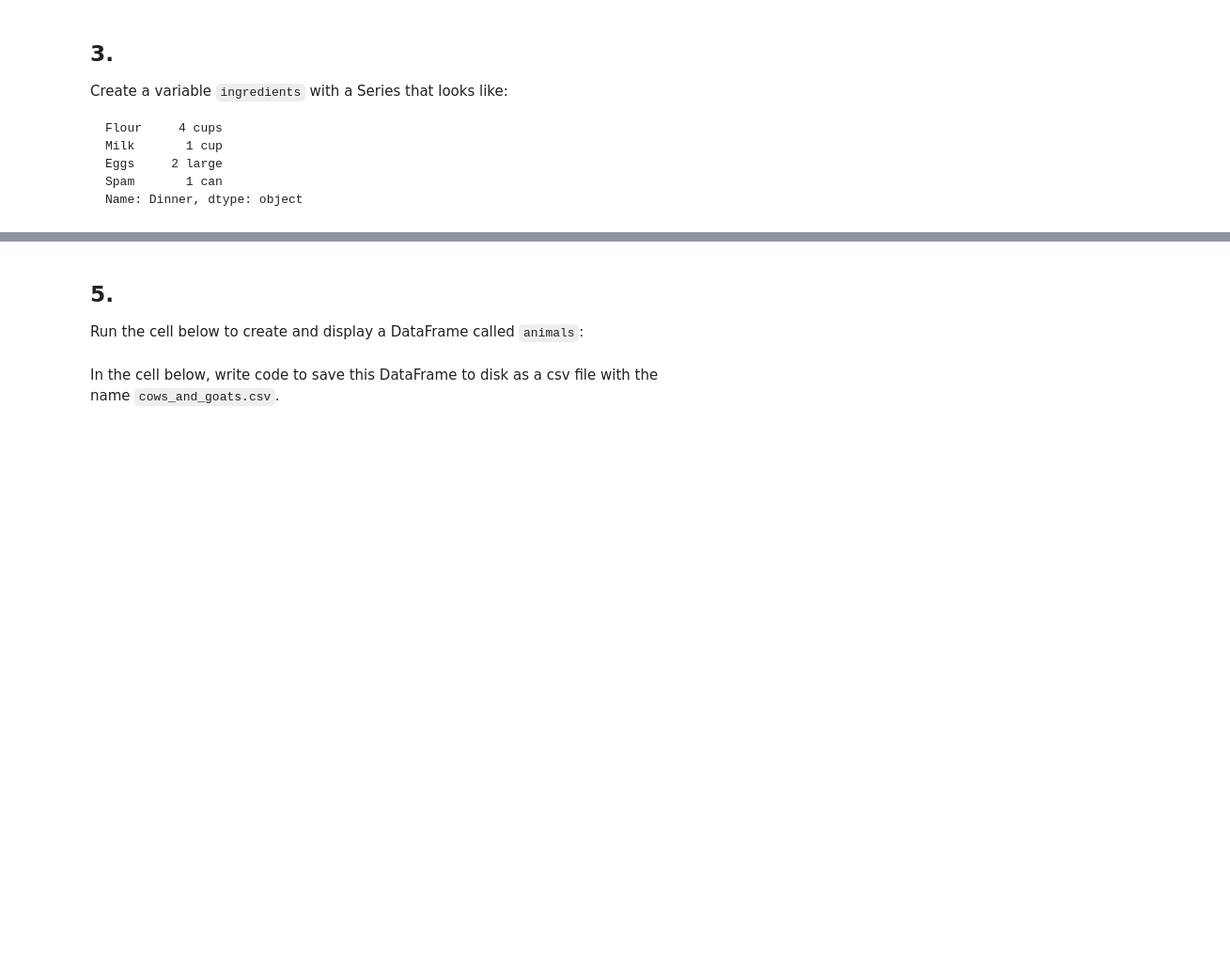
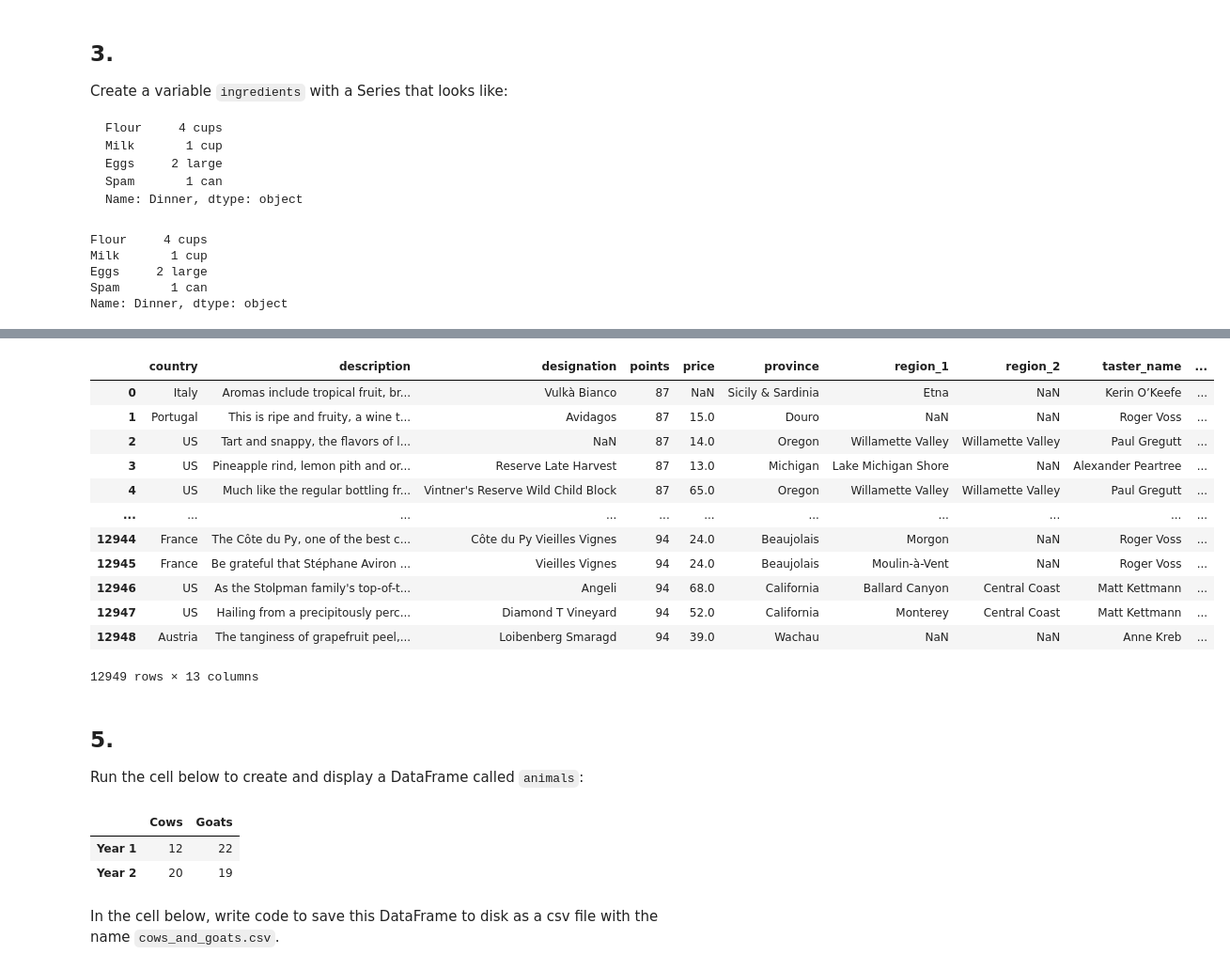
Before and after one commit to sanoxy/Workspace, a Jupyter notebook: Pandas/Ders1/exercise-creating-reading-and-writing.ipynb, the cells around one changed output, grey strips where cells are left out. Shown: that part at 94% size. Cells and saved outputs as stored; diff of their text form; code cells hidden in the pictures; blank space fills up the shorter version.

```diff
--- a/Pandas/Ders1/exercise-creating-reading-and-writing.ipynb
+++ b/Pandas/Ders1/exercise-creating-reading-and-writing.ipynb
@@ -10,7 +10,4 @@ The first step in most data analytics projects is reading the data file. In this
 Run the code cell below to load libraries you will need (including code to check your answers).
 # %%
 import pandas as pd
-pd.set_option('max_rows', 5)
-from learntools.core import binder; binder.bind(globals())
-from learntools.pandas.creating_reading_and_writing import *
 print("Setup complete.")
@@ -75,3 +66,12 @@ q3.solution()
+# %%
+ingredients = pd.Series(["4 cups","1 cup","2 large","1 can"],index=["Flour","Milk","Eggs","Spam"],name="Dinner")
+ingredients
+# %% [output]
+Flour     4 cups
+Milk       1 cup
+Eggs     2 large
+Spam       1 can
+Name: Dinner, dtype: object
 # %% [markdown]
 ## 4.
 
@@ -98,3 +89,20 @@ q4.solution()
+# %%
+reviews = pd.read_csv("/content/sample_data/winemag-data-130k-v2.csv", index_col = 0)
+reviews
+# %% [output]
+|  | country | description | designation | points | price | province | region_1 | region_2 | taster_name | ... |
+| 0 | Italy | Aromas include tropical fruit, br... | Vulkà Bianco | 87 | NaN | Sicily & Sardinia | Etna | NaN | Kerin O’Keefe | ... |
+| 1 | Portugal | This is ripe and fruity, a wine t... | Avidagos | 87 | 15.0 | Douro | NaN | NaN | Roger Voss | ... |
+| 2 | US | Tart and snappy, the flavors of l... | NaN | 87 | 14.0 | Oregon | Willamette Valley | Willamette Valley | Paul Gregutt | ... |
+| 3 | US | Pineapple rind, lemon pith and or... | Reserve Late Harvest | 87 | 13.0 | Michigan | Lake Michigan Shore | NaN | Alexander Peartree | ... |
+| 4 | US | Much like the regular bottling fr... | Vintner's Reserve Wild Child Block | 87 | 65.0 | Oregon | Willamette Valley | Willamette Valley | Paul Gregutt | ... |
+| ... | ... | ... | ... | ... | ... | ... | ... | ... | ... | ... |
+| 12944 | France | The Côte du Py, one of the best c... | Côte du Py Vieilles Vignes | 94 | 24.0 | Beaujolais | Morgon | NaN | Roger Voss | ... |
+| 12945 | France | Be grateful that Stéphane Aviron ... | Vieilles Vignes | 94 | 24.0 | Beaujolais | Moulin-à-Vent | NaN | Roger Voss | ... |
+| 12946 | US | As the Stolpman family's top-of-t... | Angeli | 94 | 68.0 | California | Ballard Canyon | Central Coast | Matt Kettmann | ... |
+| 12947 | US | Hailing from a precipitously perc... | Diamond T Vineyard | 94 | 52.0 | California | Monterey | Central Coast | Matt Kettmann | ... |
+| 12948 | Austria | The tanginess of grapefruit peel,... | Loibenberg Smaragd | 94 | 39.0 | Wachau | NaN | NaN | Anne Kreb | ... |
+12949 rows × 13 columns
 # %% [markdown]
 ## 5.
 
@@ -102,6 +110,10 @@ Run the cell below to create and display a DataFrame called `animals`:
 # %%
 animals = pd.DataFrame({'Cows': [12, 20], 'Goats': [22, 19]}, index=['Year 1', 'Year 2'])
 animals
+# %% [output]
+|  | Cows | Goats |
+| Year 1 | 12 | 22 |
+| Year 2 | 20 | 19 |
 # %% [markdown]
 In the cell below, write code to save this DataFrame to disk as a csv file with the name `cows_and_goats.csv`.
 # %%
```
Also changed, not shown: parts of 11 cells of this notebook.
